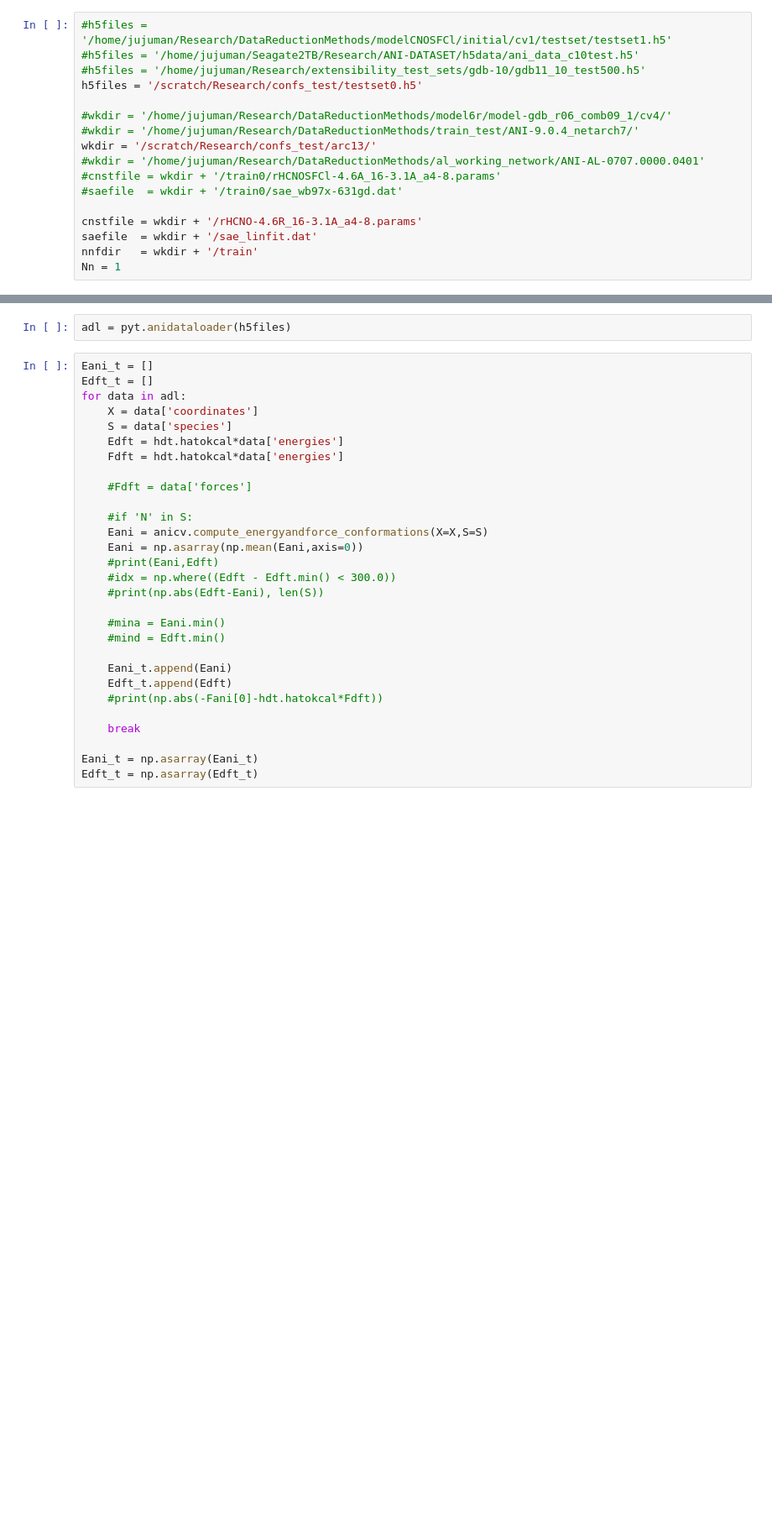
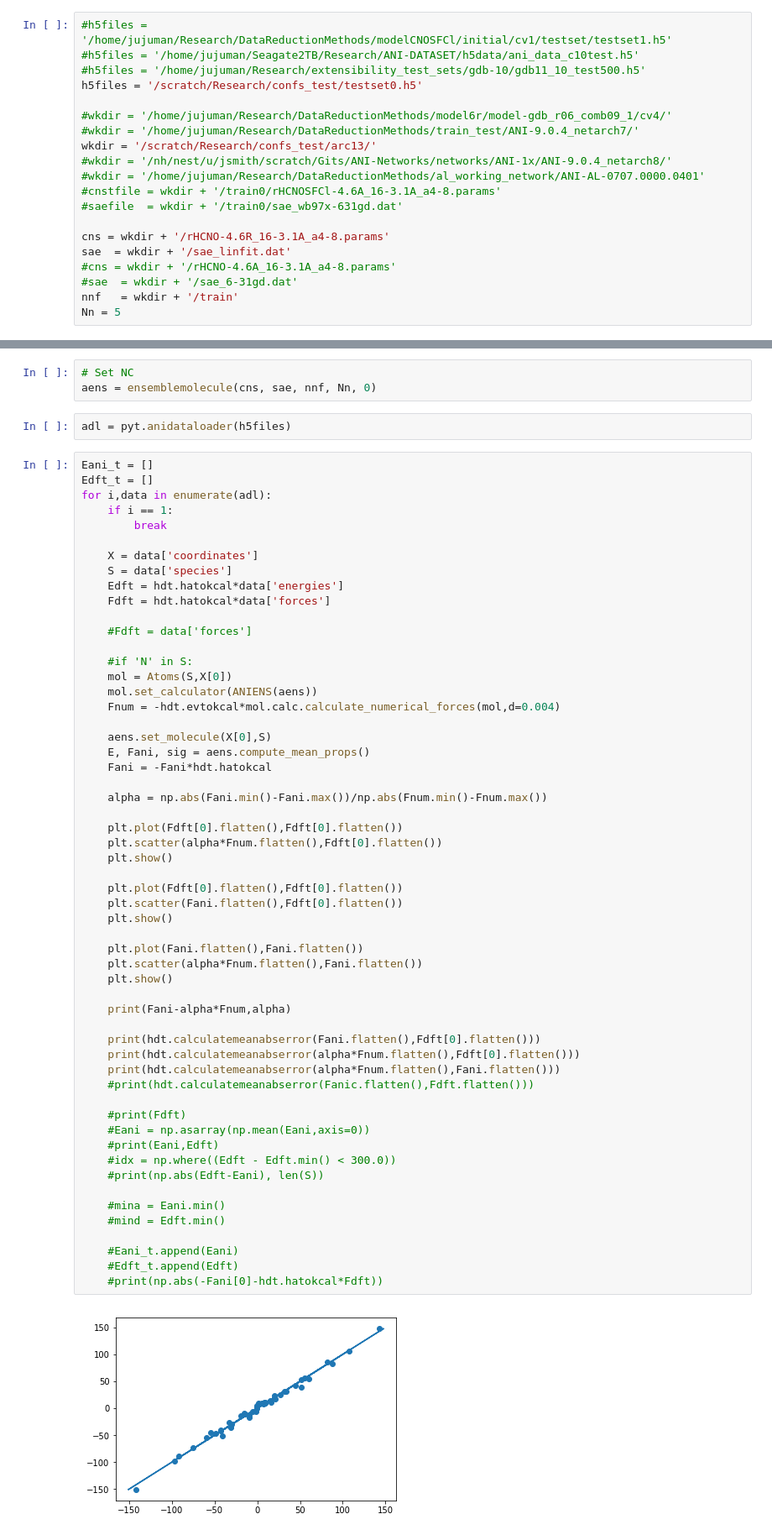
Before and after one commit to Jussmith01/ANI-Tools, a Jupyter notebook: notebooks/eval_testset.ipynb, the cells around one changed output, grey strips where cells are left out. Shown at 84% size. Saved outputs shown, nothing was run; the diff lists cells and outputs as text; blank space fills up the shorter version.

```diff
--- a/notebooks/eval_testset.ipynb
+++ b/notebooks/eval_testset.ipynb
@@ -15,11 +21,14 @@ h5files = '/scratch/Research/confs_test/testset0.h5'
 #wkdir = '/home/jujuman/Research/DataReductionMethods/model6r/model-gdb_r06_comb09_1/cv4/'
 #wkdir = '/home/jujuman/Research/DataReductionMethods/train_test/ANI-9.0.4_netarch7/'
 wkdir = '/scratch/Research/confs_test/arc13/'
+#wkdir = '/nh/nest/u/jsmith/scratch/Gits/ANI-Networks/networks/ANI-1x/ANI-9.0.4_netarch8/'
 #wkdir = '/home/jujuman/Research/DataReductionMethods/al_working_network/ANI-AL-0707.0000.0401'
 #cnstfile = wkdir + '/train0/rHCNOSFCl-4.6A_16-3.1A_a4-8.params'
 #saefile  = wkdir + '/train0/sae_wb97x-631gd.dat'
 
-cnstfile = wkdir + '/rHCNO-4.6R_16-3.1A_a4-8.params'
-saefile  = wkdir + '/sae_linfit.dat'
-nnfdir   = wkdir + '/train'
-Nn = 1
+cns = wkdir + '/rHCNO-4.6R_16-3.1A_a4-8.params'
+sae  = wkdir + '/sae_linfit.dat'
+#cns = wkdir + '/rHCNO-4.6A_16-3.1A_a4-8.params'
+#sae  = wkdir + '/sae_6-31gd.dat'
+nnf   = wkdir + '/train'
+Nn = 5
@@ -29,32 +35,63 @@ anicv = aat.anicrossvalidationconformer(cnstfile,saefile,nnfdir,Nn,1,False)
+# %%
+# Set NC
+aens = ensemblemolecule(cns, sae, nnf, Nn, 0)
 # %%
 adl = pyt.anidataloader(h5files)
 # %%
 Eani_t = []
 Edft_t = []
-for data in adl:
+for i,data in enumerate(adl):
+    if i == 1:
+        break
+
     X = data['coordinates']
     S = data['species']
     Edft = hdt.hatokcal*data['energies']
-    Fdft = hdt.hatokcal*data['energies']
+    Fdft = hdt.hatokcal*data['forces']
 
     #Fdft = data['forces']
 
     #if 'N' in S:
-    Eani = anicv.compute_energyandforce_conformations(X=X,S=S)
-    Eani = np.asarray(np.mean(Eani,axis=0))
+    mol = Atoms(S,X[0])
+    mol.set_calculator(ANIENS(aens))
+    Fnum = -hdt.evtokcal*mol.calc.calculate_numerical_forces(mol,d=0.004)
+
+    aens.set_molecule(X[0],S)
+    E, Fani, sig = aens.compute_mean_props()
+    Fani = -Fani*hdt.hatokcal
+
+    alpha = np.abs(Fani.min()-Fani.max())/np.abs(Fnum.min()-Fnum.max())
+
+    plt.plot(Fdft[0].flatten(),Fdft[0].flatten())
+    plt.scatter(alpha*Fnum.flatten(),Fdft[0].flatten())
+    plt.show()
+
+    plt.plot(Fdft[0].flatten(),Fdft[0].flatten())
+    plt.scatter(Fani.flatten(),Fdft[0].flatten())
+    plt.show()
+
+    plt.plot(Fani.flatten(),Fani.flatten())
+    plt.scatter(alpha*Fnum.flatten(),Fani.flatten())
+    plt.show()
+
+    print(Fani-alpha*Fnum,alpha)
+
+    print(hdt.calculatemeanabserror(Fani.flatten(),Fdft[0].flatten()))
+    print(hdt.calculatemeanabserror(alpha*Fnum.flatten(),Fdft[0].flatten()))
+    print(hdt.calculatemeanabserror(alpha*Fnum.flatten(),Fani.flatten()))
+    #print(hdt.calculatemeanabserror(Fanic.flatten(),Fdft.flatten()))
+
+    #print(Fdft)
+    #Eani = np.asarray(np.mean(Eani,axis=0))
     #print(Eani,Edft)
     #idx = np.where((Edft - Edft.min() < 300.0))
     #print(np.abs(Edft-Eani), len(S))
 
     #mina = Eani.min()
     #mind = Edft.min()
 
-    Eani_t.append(Eani)
-    Edft_t.append(Edft)
+    #Eani_t.append(Eani)
+    #Edft_t.append(Edft)
     #print(np.abs(-Fani[0]-hdt.hatokcal*Fdft))
-
-    break
-
-Eani_t = np.asarray(Eani_t)
-Edft_t = np.asarray(Edft_t)
 # %% [output]
+[figure, added]
```
Also changed, not shown: parts of 7 cells of this notebook, 2 other files.
